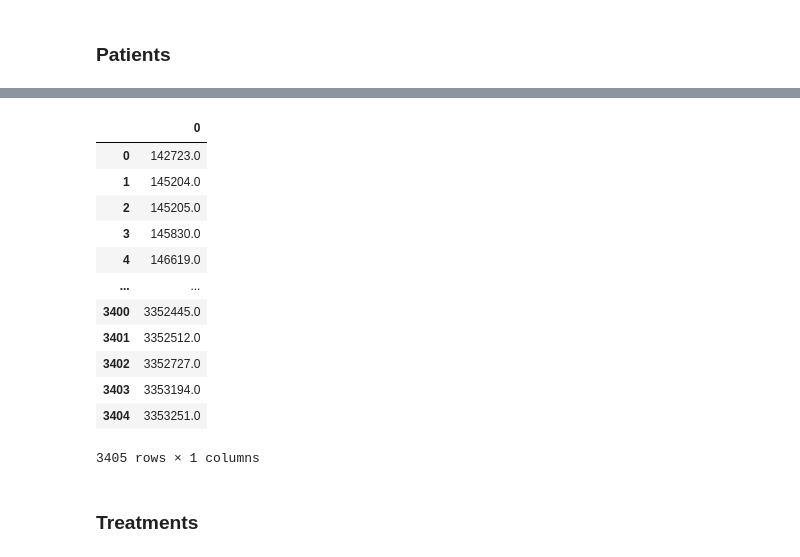
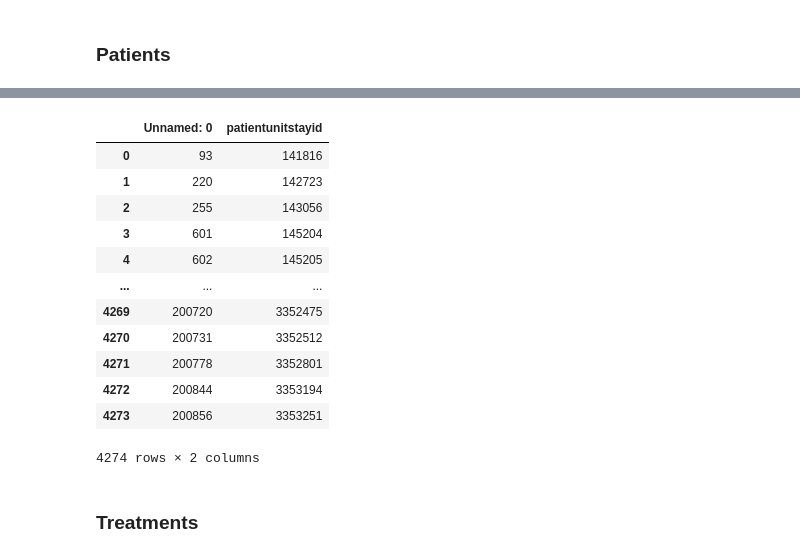
Before and after one commit to michelraskin/ttmhte, a Jupyter notebook: eICU/eICU.ipynb, the cells around one changed output, grey strips where cells are left out. Saved outputs shown, nothing was run; the diff lists cells and outputs as text; code cells hidden in the pictures.

```diff
--- a/eICU/eICU.ipynb
+++ b/eICU/eICU.ipynb
@@ -43,18 +36,18 @@ patients_df = pd.read_csv(database_folder+'patient.csv')
 # %%
-myIds = pd.read_csv('../../../Isalis/eICU/eICU_patientunitstayids.txt', header = None)
+myIds = pd.read_csv('patient_ids.csv')
 myIds
 # %% [output]
-|  | 0 |
-| 0 | 142723.0 |
-| 1 | 145204.0 |
-| 2 | 145205.0 |
-| 3 | 145830.0 |
-| 4 | 146619.0 |
-| ... | ... |
-| 3400 | 3352445.0 |
-| 3401 | 3352512.0 |
-| 3402 | 3352727.0 |
-| 3403 | 3353194.0 |
-| 3404 | 3353251.0 |
+|  | Unnamed: 0 | patientunitstayid |
+| 0 | 93 | 141816 |
+| 1 | 220 | 142723 |
+| 2 | 255 | 143056 |
+| 3 | 601 | 145204 |
+| 4 | 602 | 145205 |
+| ... | ... | ... |
+| 4269 | 200720 | 3352475 |
+| 4270 | 200731 | 3352512 |
+| 4271 | 200778 | 3352801 |
+| 4272 | 200844 | 3353194 |
+| 4273 | 200856 | 3353251 |
-3405 rows × 1 columns
+4274 rows × 2 columns
 # %%
```
Also changed, not shown: parts of 41 cells of this notebook, 6 other files.
